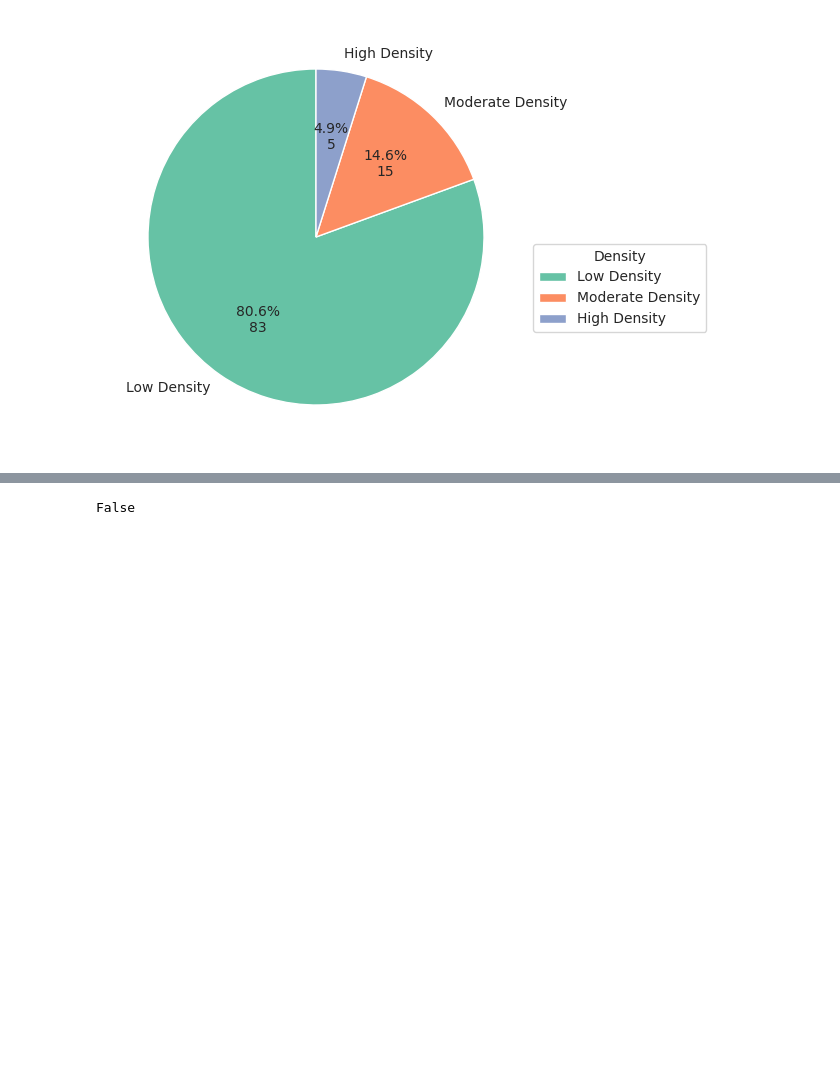
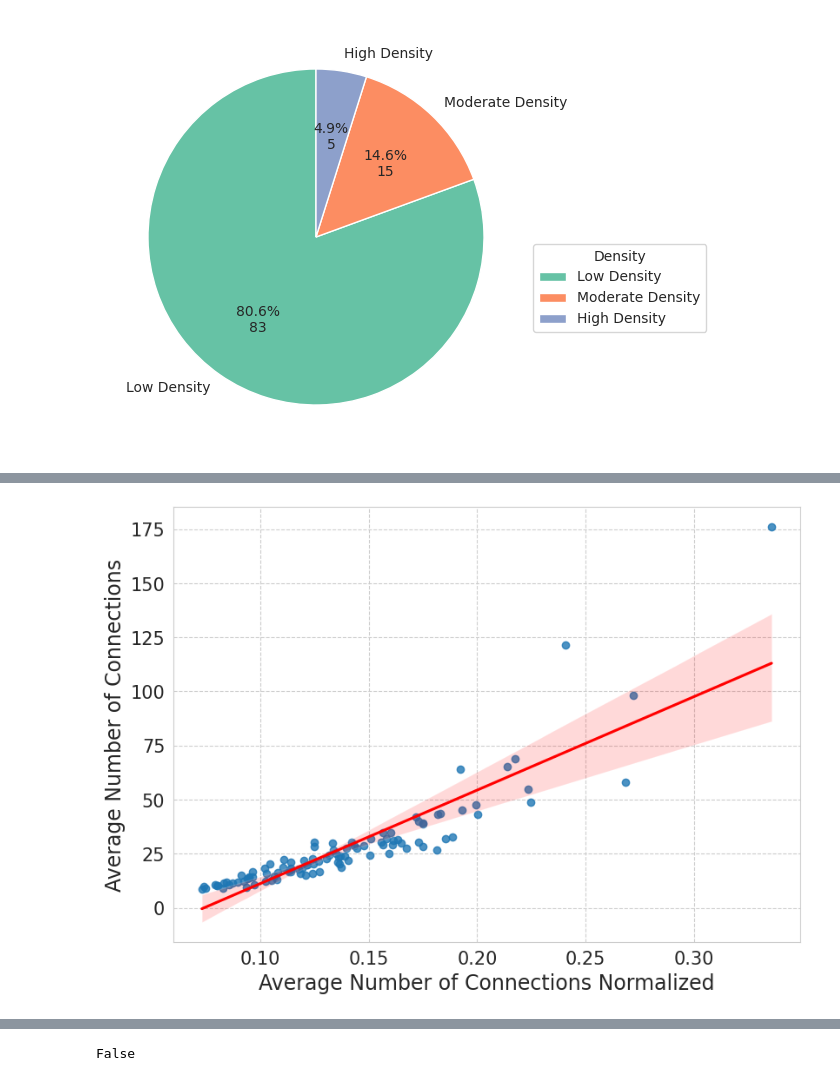
Before and after one commit to jcnborges/busanalysis, a Jupyter notebook: notebooks/ieee_t_its_2024/ieee-t-its.ipynb, the cells around one changed output, grey strips where cells are left out. Saved outputs shown, nothing was run; the diff lists cells and outputs as text; code cells hidden in the pictures; blank space fills up the shorter version.

```diff
--- a/notebooks/ieee_t_its_2024/ieee-t-its.ipynb
+++ b/notebooks/ieee_t_its_2024/ieee-t-its.ipynb
@@ -501,0 +494,9 @@ plt.show()
+# %%
+fig, axes = plt.subplots(figsize = (9.3, 6.5))
+sns.set_style("whitegrid", {'grid.linestyle': '--'})
+g = sns.regplot(x = agg_cluster.conn_count_normalized, y = agg_cluster.conn_count, ci = 95, ax = axes, line_kws = {'color': 'red'})
+g.tick_params(labelsize = 15)
+g.set_xlabel("Average Number of Connections Normalized", fontsize = 17)
+g.set_ylabel("Average Number of Connections", fontsize = 17);
+# %% [output]
+[figure, added]
```
Also changed, not shown: parts of 29 cells of this notebook.
